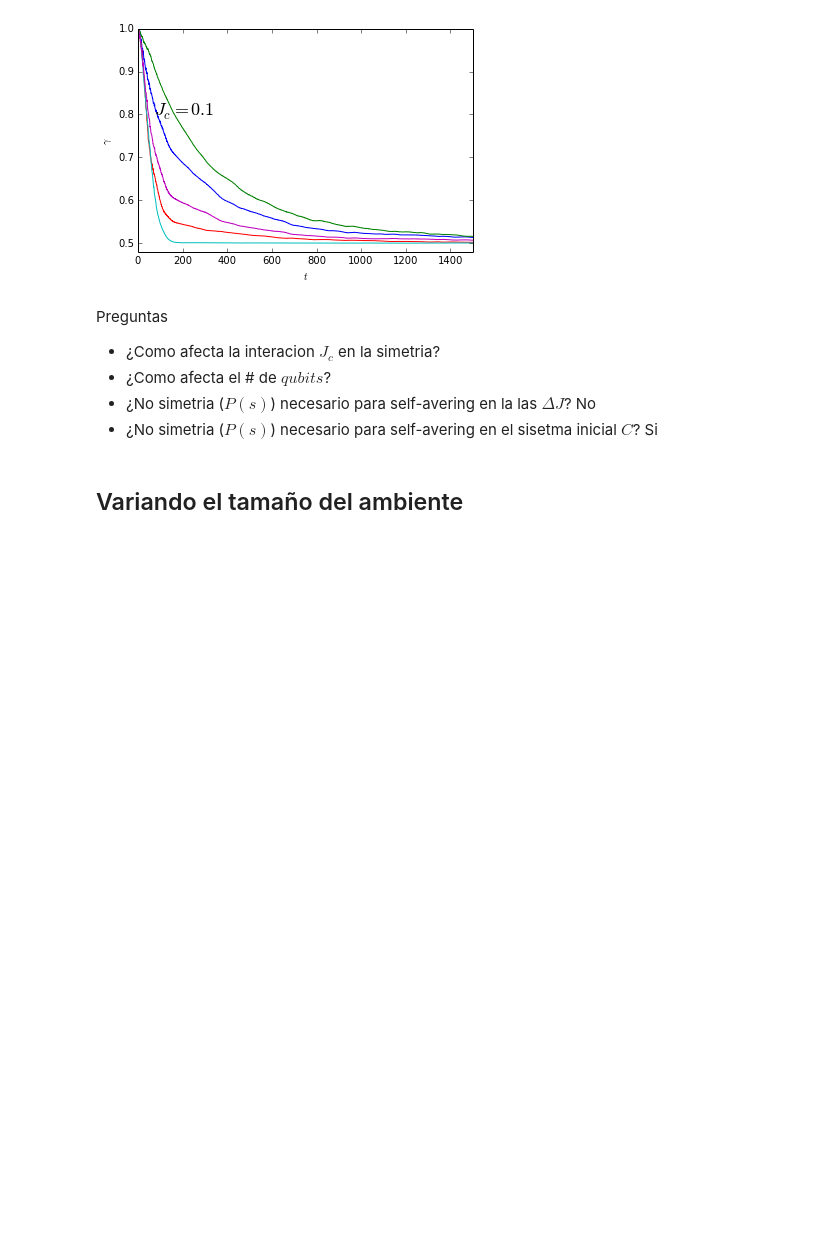
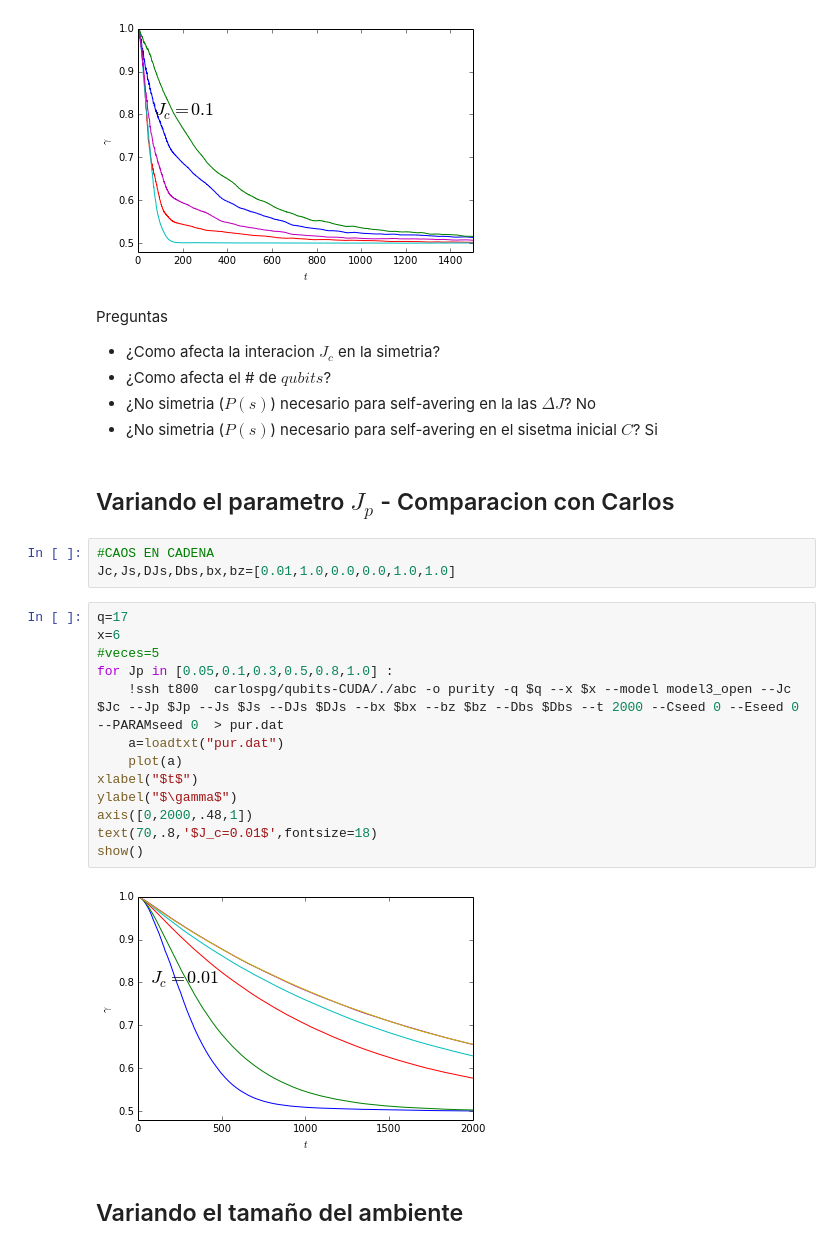
Before and after one commit to evalvarez12/qubits-CUDA, a Jupyter notebook: Purity.ipynb, the cells around one changed output. Drawn from its saved outputs; the diff is of its cells as text; blank space fills up the shorter version.

```diff
--- a/Purity.ipynb
+++ b/Purity.ipynb
@@ -36,6 +36,26 @@ Preguntas
 - ¿Como afecta el # de $qubits$?
 - ¿No simetria ($P(s)$) necesario para self-avering en la las $\Delta J$? No
 - ¿No simetria ($P(s)$) necesario para self-avering en el sisetma inicial $C$? Si
+# %% [markdown]
+## Variando el parametro $J_p$ - Comparacion con Carlos
+# %%
+#CAOS EN CADENA
+Jc,Js,DJs,Dbs,bx,bz=[0.01,1.0,0.0,0.0,1.0,1.0]
+# %%
+q=17
+x=6
+#veces=5
+for Jp in [0.05,0.1,0.3,0.5,0.8,1.0] :
+    !ssh t800  carlospg/qubits-CUDA/./abc -o purity -q $q --x $x --model model3_open --Jc $Jc --Jp $Jp --Js $Js --DJs $DJs --bx $bx --bz $bz --Dbs $Dbs --t 2000 --Cseed 0 --Eseed 0 --PARAMseed 0  > pur.dat
+    a=loadtxt("pur.dat")
+    plot(a)
+xlabel("$t$")
+ylabel("$\gamma$")
+axis([0,2000,.48,1])
+text(70,.8,'$J_c=0.01$',fontsize=18)
+show()
+# %% [output]
+[figure, added]
 # %% [markdown]
 ## Variando el tamaño del ambiente
 # %%
```
Also changed, not shown: 12 other files.
